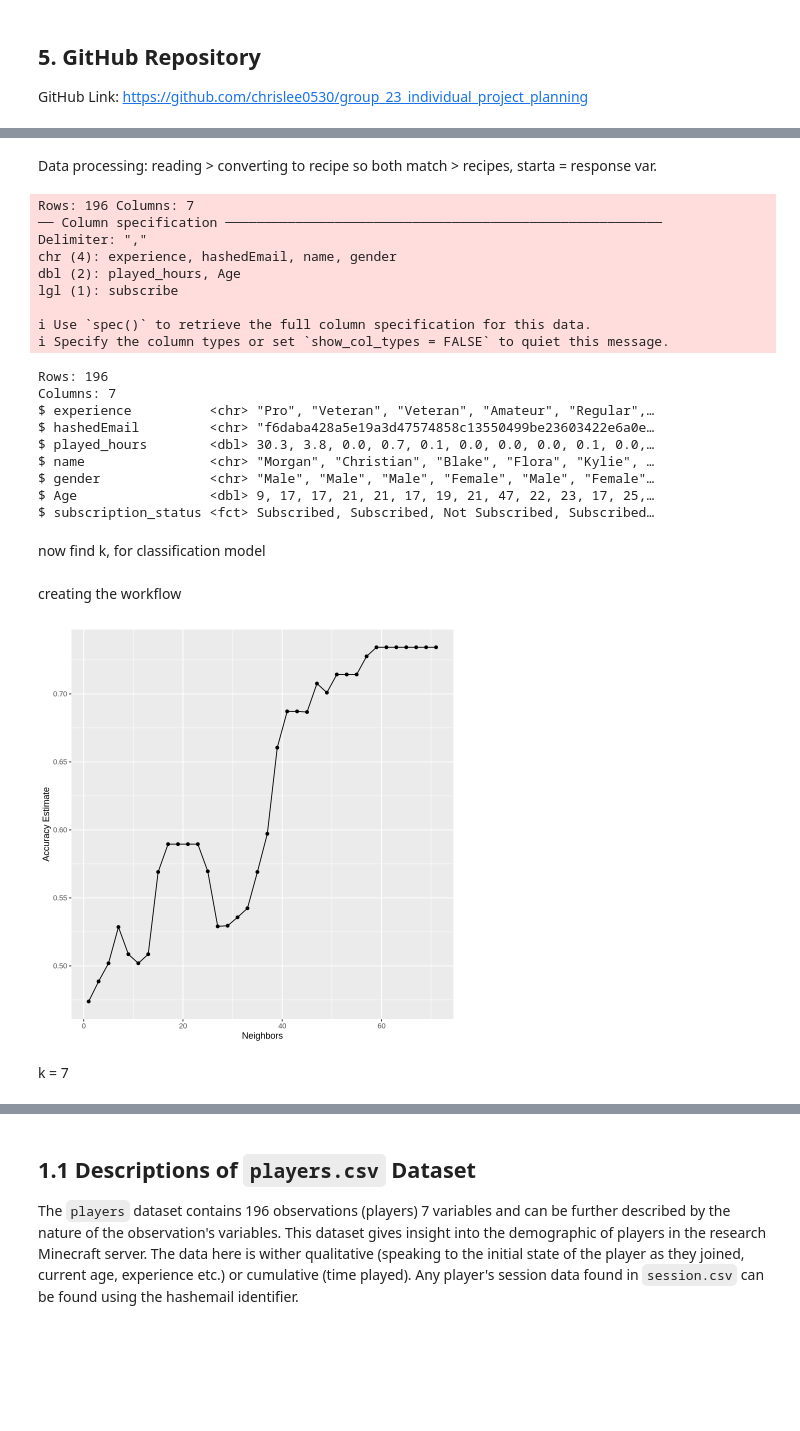
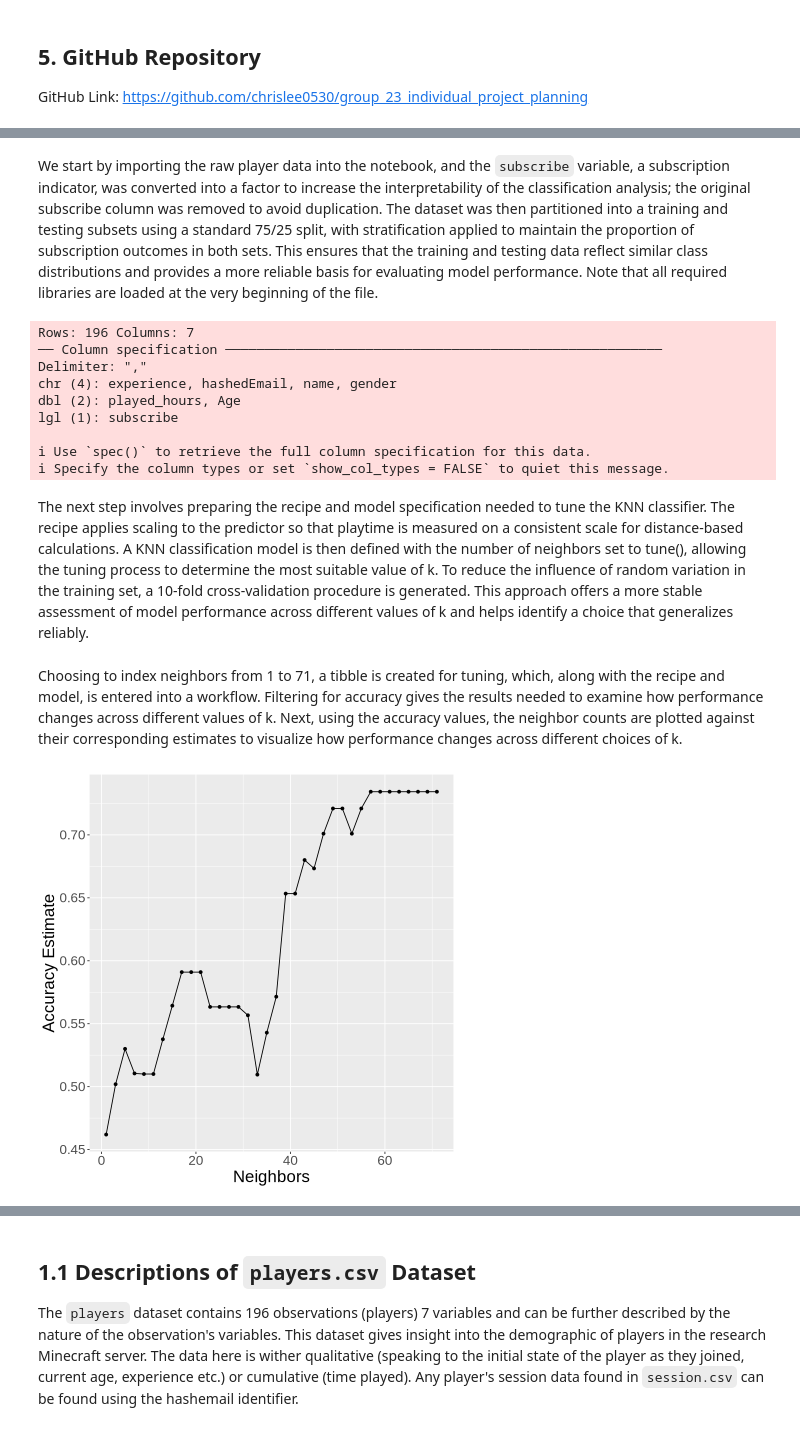
Before and after one commit to chrislee0530/group_23_project_final_report, a Jupyter notebook: group_23_project_final_report.ipynb, the cells around one changed output, grey strips where cells are left out. Drawn from its saved outputs; the diff is of its cells as text; code cells hidden in the pictures; blank space fills up the shorter version.

Commit message:
Fixed K value, Added short write-ups between analysis

```diff
--- a/group_23_project_final_report.ipynb
+++ b/group_23_project_final_report.ipynb
@@ -233,8 +241,6 @@ GitHub Link: https://github.com/chrislee0530/group_23_individual_project_plannin
 # %% [markdown]
-Data processing: reading > converting to recipe so both match > recipes, starta = response var.
+We start by importing the raw player data into the notebook, and the `subscribe` variable, a subscription indicator, was converted into a factor to increase the interpretability of the classification analysis; the original subscribe column was removed to avoid duplication. The dataset was then partitioned into  a training and testing subsets using a standard 75/25 split, with stratification applied to maintain the proportion of subscription outcomes in both sets. This ensures that the training and testing data reflect similar class distributions and provides a more reliable basis for evaluating model performance. Note that all required libraries are loaded at the very beginning of the file.
 # %%
-library(tidyverse)
-library(tidymodels)
 set.seed(0001)
 
 # Read in the raw data from the root directory (same folder)
@@ -249,12 +255,9 @@ players <- players_raw |>
     select(-subscribe)
 
 # Create a split of 75 of the players dataframe, with the response being subscription status
-
 players_split <- initial_split(players, prop = 0.75, strata = subscription_status)
 players_train <- training(players_split)
 players_test <- testing(players_split)
-
-glimpse(players)
 # %% [output]
 Rows: 196 Columns: 7
 ── Column specification ────────────────────────────────────────────────────────
@@ -265,23 +268,14 @@ lgl (1): subscribe
 
 ℹ Use `spec()` to retrieve the full column specification for this data.
 ℹ Specify the column types or set `show_col_types = FALSE` to quiet this message.
-Rows: 196
-Columns: 7
-$ experience          <chr> "Pro", "Veteran", "Veteran", "Amateur", "Regular",…
-$ hashedEmail         <chr> "f6daba428a5e19a3d47574858c13550499be23603422e6a0e…
-$ played_hours        <dbl> 30.3, 3.8, 0.0, 0.7, 0.1, 0.0, 0.0, 0.0, 0.1, 0.0,…
-$ name                <chr> "Morgan", "Christian", "Blake", "Flora", "Kylie", …
-$ gender              <chr> "Male", "Male", "Male", "Female", "Male", "Female"…
-$ Age                 <dbl> 9, 17, 17, 21, 21, 17, 19, 21, 47, 22, 23, 17, 25,…
-$ subscription_status <fct> Subscribed, Subscribed, Not Subscribed, Subscribed…
 # %% [markdown]
-now find k, for classification model
+The next step involves preparing the recipe and model specification needed to tune the KNN classifier. The recipe applies scaling to the predictor so that playtime is measured on a consistent scale for distance-based calculations. A KNN classification model is then defined with the number of neighbors set to tune(), allowing the tuning process to determine the most suitable value of k. To reduce the influence of random variation in the training set, a 10-fold cross-validation procedure is generated. This approach offers a more stable assessment of model performance across different values of k and helps identify a choice that generalizes reliably.
 # %%
 ## Recipe with subscription_status as the responding, and played_hours as predictor.
 ## We use the training data only , to minimize bias.
 players_recipe <- recipe(subscription_status ~ played_hours, data = players_train) |>
     step_scale(all_predictors()) |>
-    step_scale(all_predictors())
+    step_center(all_predictors())
 
 ## Specification for model: each point has equal weighting (rectangular) for the classification model.
 ## We also set the neighbors argument to tune() to find the optimal k value.
@@ -292,36 +286,32 @@ players_spec_tune <- nearest_neighbor(weight_func  = "rectangular", neighbors =
 ## Create a vfold of 10 to ensure that random sampling doesn't influnence k as much.
 players_vfold <- vfold_cv(players_train, v = 10)
 # %% [markdown]
-creating the workflow
+Choosing to index neighbors from 1 to 71, a tibble is created for tuning, which, along with the recipe and model, is entered into a workflow. Filtering for accuracy gives the results needed to examine how performance changes across different values of k. Next, using the accuracy values, the neighbor counts are plotted against their corresponding estimates to visualize how performance changes across different choices of k.
 # %%
 ## Range of neighbors to be tested - set upper bound to 71 to observe tapering.
 grid_vals <- tibble(neighbors = seq(from = 1, to = 71, by = 2))
 
 ## Workflow to find ideal k value
 players_results <- workflow() |>
     add_recipe(players_recipe) |>
     add_model(players_spec_tune) |>
     tune_grid(resamples = players_vfold, grid = grid_vals) |>
-    collect_metrics()
+    collect_metrics() |>
+    filter(.metric == "accuracy")
 
-## Get the accuracies from the player results
-accuracies <- players_results |>
-    filter(.metric == "accuracy")
+## Create a cross validation plot to find the ideal k value
+# ... NOTE: making the upper bound 71 shows tapering = model guesses the most popular target.
+# Boilerplate from tutorial classification 2 colution
+# ...
+accuracy_vs_k <- ggplot(accuracies, aes(x = neighbors, y = mean)) +
+                  geom_point() +
+                  geom_line() +
+                  labs(x = 'Neighbors', y = 'Accuracy Estimate') +
+                  theme(text = element_text(size = 20))
+                  # theme(text = element_text(size = 20)) +
+                  # scale_x_continuous(breaks = seq(0, 20, 2)) +
+                  # scale_y_continuous(limits = c(0.7, 0.85))
+
+accuracy_vs_k
+# %% [output]
+[figure, added]
-# %%
-## Create a cross validation plot to find the ideal k value
-# ... NOTE: making the upper bound 71 shows tapering = model guesses the most popular target.
-# Boilerplate from tutorial classification 2 colution
-# ...
-cross_val_plot <- ggplot(accuracies, aes(x = neighbors, y = mean)) +
-                  geom_point() +
-                  geom_line() +
-                  labs(x = 'Neighbors', y = 'Accuracy Estimate')
-                  # theme(text = element_text(size = 20)) +
-                  # scale_x_continuous(breaks = seq(0, 20, 2)) +
-                  # scale_y_continuous(limits = c(0.7, 0.85))
-
-cross_val_plot
-# %% [output]
-[figure, removed]
-# %% [markdown]
-k = 7
```
Also changed, not shown: parts of 8 cells of this notebook.
